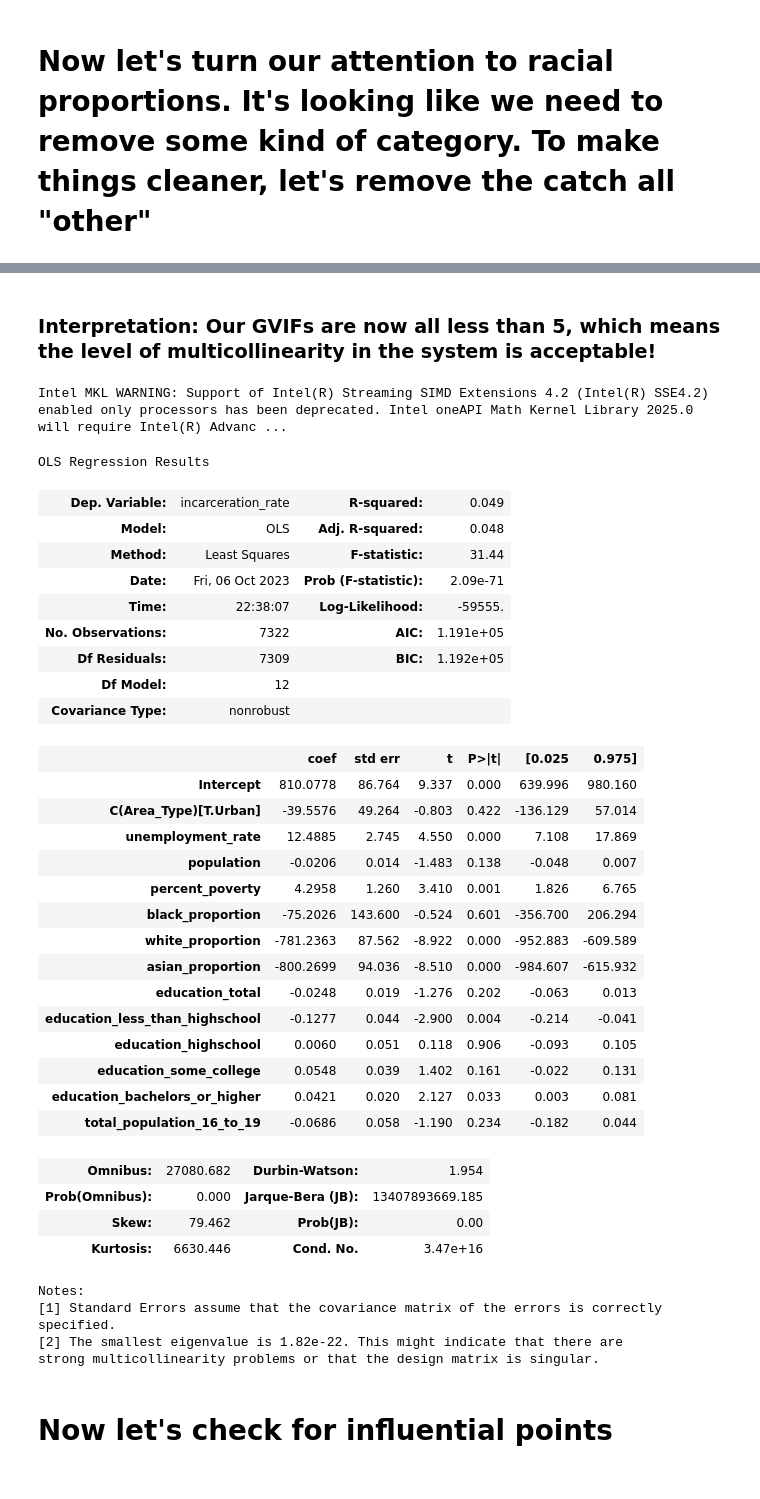
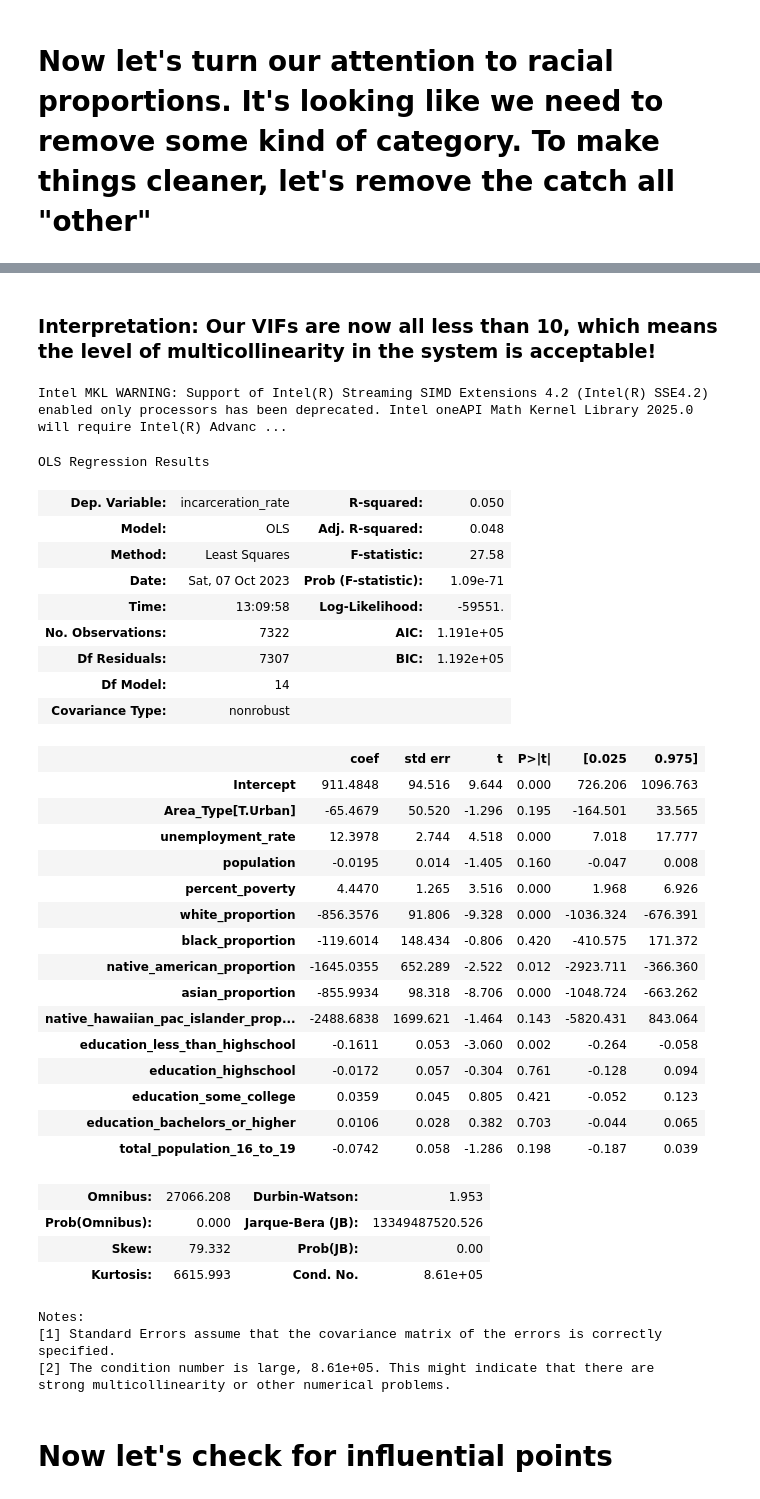
Before and after one commit to ianduke25/CA-Incarceration-Rate-MLR-Analysis, a Jupyter notebook: Notebooks/Assumption_Checks.ipynb, the cells around one changed output, grey strips where cells are left out. Saved outputs shown, nothing was run; the diff lists cells and outputs as text; code cells hidden in the pictures.

```diff
--- a/Notebooks/Assumption_Checks.ipynb
+++ b/Notebooks/Assumption_Checks.ipynb
@@ -81,10 +84,10 @@ predictors = predictors.rename(columns={"Estimate!!Percent below poverty level!!
 predictors = predictors.replace('-', pd.NA)
 predictors.dropna(inplace=True)
 # %%
-# # Remove commas from the 'incarceration_rate' column
-# predictors['incarceration_rate'] = predictors['incarceration_rate'].str.replace(',', '')
-# predictors['unemployment_rate'] = predictors['unemployment_rate'].str.replace(',', '')
-# predictors['population'] = predictors['population'].str.replace(',', '')
+# Remove commas from the 'incarceration_rate' column
+predictors['incarceration_rate'] = predictors['incarceration_rate'].str.replace(',', '')
+predictors['unemployment_rate'] = predictors['unemployment_rate'].str.replace(',', '')
+predictors['population'] = predictors['population'].str.replace(',', '')
 
 
 # # Convert the column to appropriate type
@@ -357,44 +313,45 @@ Intel MKL WARNING: Support of Intel(R) Streaming SIMD Extensions 4.2 (Intel(R) S
 # %% [markdown]
-### Interpretation: Our GVIFs are now all less than 5, which means the level of multicollinearity in the system is acceptable!
+### Interpretation: Our VIFs are now all less than 10, which means the level of multicollinearity in the system is acceptable!
 # %%
-model = smf.ols('incarceration_rate ~ unemployment_rate + plurality_race + Area_Type + population + percent_poverty + white_proportion + black_proportion + native_american_proportion + asian_proportion + native_hawaiian_pac_islander_proportion  + education_less_than_highschool + education_highschool + education_some_college + education_bachelors_or_higher + total_population_16_to_19'
+model = smf.ols('incarceration_rate ~ unemployment_rate + Area_Type + population + percent_poverty + white_proportion + black_proportion + native_american_proportion + asian_proportion + native_hawaiian_pac_islander_proportion  + education_less_than_highschool + education_highschool + education_some_college + education_bachelors_or_higher + total_population_16_to_19'
 , data = predictors).fit()
-reg.summary()
+model.summary()
 # %% [output]
 Intel MKL WARNING: Support of Intel(R) Streaming SIMD Extensions 4.2 (Intel(R) SSE4.2) enabled only processors has been deprecated. Intel oneAPI Math Kernel Library 2025.0 will require Intel(R) Advanc ...
 OLS Regression Results
-| Dep. Variable: | incarceration_rate | R-squared: | 0.049 |
+| Dep. Variable: | incarceration_rate | R-squared: | 0.050 |
 | Model: | OLS | Adj. R-squared: | 0.048 |
-| Method: | Least Squares | F-statistic: | 31.44 |
-| Date: | Fri, 06 Oct 2023 | Prob (F-statistic): | 2.09e-71 |
-| Time: | 22:38:07 | Log-Likelihood: | -59555. |
+| Method: | Least Squares | F-statistic: | 27.58 |
+| Date: | Sat, 07 Oct 2023 | Prob (F-statistic): | 1.09e-71 |
+| Time: | 13:09:58 | Log-Likelihood: | -59551. |
 | No. Observations: | 7322 | AIC: | 1.191e+05 |
-| Df Residuals: | 7309 | BIC: | 1.192e+05 |
-| Df Model: | 12 |  |  |
+| Df Residuals: | 7307 | BIC: | 1.192e+05 |
+| Df Model: | 14 |  |  |
 | Covariance Type: | nonrobust |  |  |
 |  | coef | std err | t | P>|t| | [0.025 | 0.975] |
-| Intercept | 810.0778 | 86.764 | 9.337 | 0.000 | 639.996 | 980.160 |
-| C(Area_Type)[T.Urban] | -39.5576 | 49.264 | -0.803 | 0.422 | -136.129 | 57.014 |
-| unemployment_rate | 12.4885 | 2.745 | 4.550 | 0.000 | 7.108 | 17.869 |
-| population | -0.0206 | 0.014 | -1.483 | 0.138 | -0.048 | 0.007 |
-| percent_poverty | 4.2958 | 1.260 | 3.410 | 0.001 | 1.826 | 6.765 |
-| black_proportion | -75.2026 | 143.600 | -0.524 | 0.601 | -356.700 | 206.294 |
-| white_proportion | -781.2363 | 87.562 | -8.922 | 0.000 | -952.883 | -609.589 |
-| asian_proportion | -800.2699 | 94.036 | -8.510 | 0.000 | -984.607 | -615.932 |
-| education_total | -0.0248 | 0.019 | -1.276 | 0.202 | -0.063 | 0.013 |
-| education_less_than_highschool | -0.1277 | 0.044 | -2.900 | 0.004 | -0.214 | -0.041 |
-| education_highschool | 0.0060 | 0.051 | 0.118 | 0.906 | -0.093 | 0.105 |
-| education_some_college | 0.0548 | 0.039 | 1.402 | 0.161 | -0.022 | 0.131 |
-| education_bachelors_or_higher | 0.0421 | 0.020 | 2.127 | 0.033 | 0.003 | 0.081 |
-| total_population_16_to_19 | -0.0686 | 0.058 | -1.190 | 0.234 | -0.182 | 0.044 |
+| Intercept | 911.4848 | 94.516 | 9.644 | 0.000 | 726.206 | 1096.763 |
+| Area_Type[T.Urban] | -65.4679 | 50.520 | -1.296 | 0.195 | -164.501 | 33.565 |
+| unemployment_rate | 12.3978 | 2.744 | 4.518 | 0.000 | 7.018 | 17.777 |
+| population | -0.0195 | 0.014 | -1.405 | 0.160 | -0.047 | 0.008 |
+| percent_poverty | 4.4470 | 1.265 | 3.516 | 0.000 | 1.968 | 6.926 |
+| white_proportion | -856.3576 | 91.806 | -9.328 | 0.000 | -1036.324 | -676.391 |
+| black_proportion | -119.6014 | 148.434 | -0.806 | 0.420 | -410.575 | 171.372 |
+| native_american_proportion | -1645.0355 | 652.289 | -2.522 | 0.012 | -2923.711 | -366.360 |
+| asian_proportion | -855.9934 | 98.318 | -8.706 | 0.000 | -1048.724 | -663.262 |
+| native_hawaiian_pac_islander_prop... | -2488.6838 | 1699.621 | -1.464 | 0.143 | -5820.431 | 843.064 |
+| education_less_than_highschool | -0.1611 | 0.053 | -3.060 | 0.002 | -0.264 | -0.058 |
+| education_highschool | -0.0172 | 0.057 | -0.304 | 0.761 | -0.128 | 0.094 |
+| education_some_college | 0.0359 | 0.045 | 0.805 | 0.421 | -0.052 | 0.123 |
+| education_bachelors_or_higher | 0.0106 | 0.028 | 0.382 | 0.703 | -0.044 | 0.065 |
+| total_population_16_to_19 | -0.0742 | 0.058 | -1.286 | 0.198 | -0.187 | 0.039 |
-| Omnibus: | 27080.682 | Durbin-Watson: | 1.954 |
-| Prob(Omnibus): | 0.000 | Jarque-Bera (JB): | 13407893669.185 |
-| Skew: | 79.462 | Prob(JB): | 0.00 |
-| Kurtosis: | 6630.446 | Cond. No. | 3.47e+16 |
+| Omnibus: | 27066.208 | Durbin-Watson: | 1.953 |
+| Prob(Omnibus): | 0.000 | Jarque-Bera (JB): | 13349487520.526 |
+| Skew: | 79.332 | Prob(JB): | 0.00 |
+| Kurtosis: | 6615.993 | Cond. No. | 8.61e+05 |
 Notes:
 [1] Standard Errors assume that the covariance matrix of the errors is correctly specified.
-[2] The smallest eigenvalue is 1.82e-22. This might indicate that there are
-strong multicollinearity problems or that the design matrix is singular.
+[2] The condition number is large, 8.61e+05. This might indicate that there are
+strong multicollinearity or other numerical problems.
 # %% [markdown]
 # Now let's check for influential points
 # %%
```
Also changed, not shown: parts of 29 cells of this notebook.
